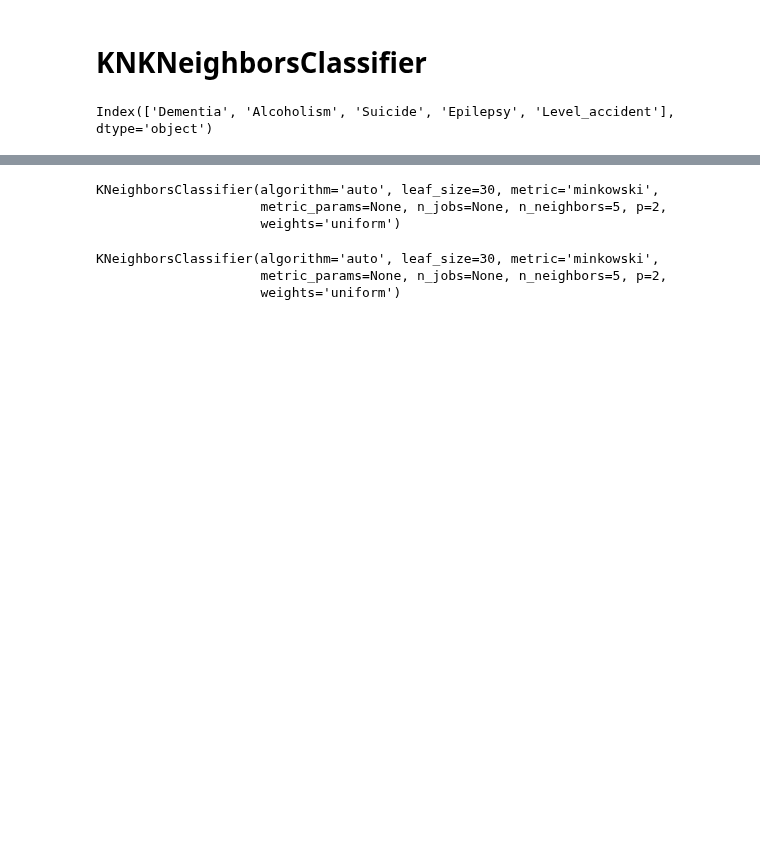
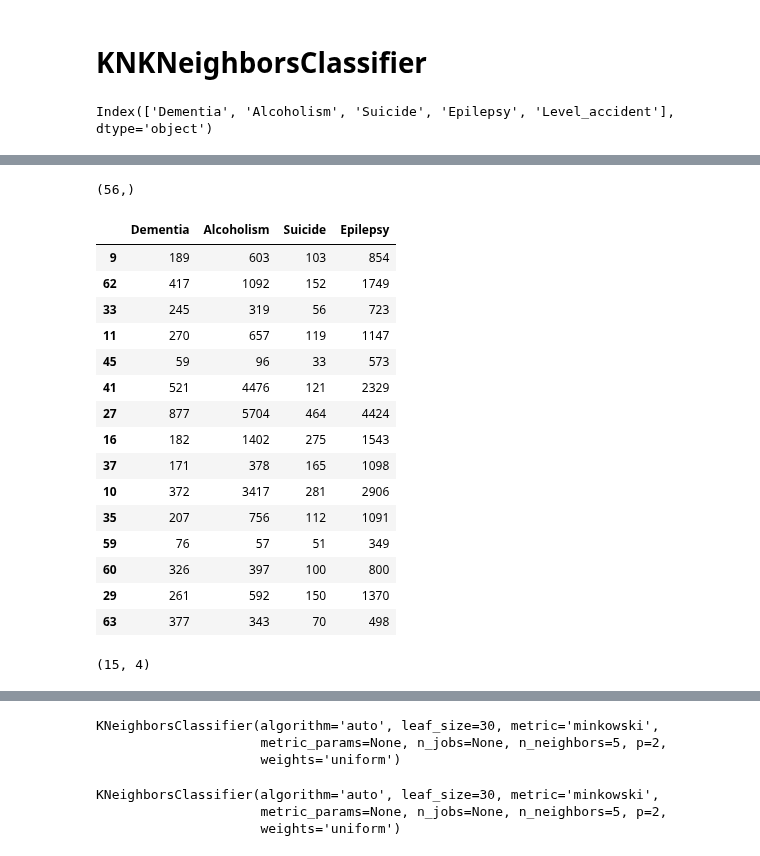
Before and after one commit to Adibank/DPDM, a Jupyter notebook: Project.ipynb, the cells around one changed output, grey strips where cells are left out. Drawn from its saved outputs; the diff is of its cells as text; code cells hidden in the pictures; blank space fills up the shorter version.

```diff
--- a/Project.ipynb
+++ b/Project.ipynb
@@ -923 +949,28 @@ y_train.head()
 Name: Level_accident, dtype: object
+# %%
+y_train.shape
+# %% [output]
+(56,)
+# %%
+x_test
+# %% [output]
+|  | Dementia | Alcoholism | Suicide | Epilepsy |
+| 9 | 189 | 603 | 103 | 854 |
+| 62 | 417 | 1092 | 152 | 1749 |
+| 33 | 245 | 319 | 56 | 723 |
+| 11 | 270 | 657 | 119 | 1147 |
+| 45 | 59 | 96 | 33 | 573 |
+| 41 | 521 | 4476 | 121 | 2329 |
+| 27 | 877 | 5704 | 464 | 4424 |
+| 16 | 182 | 1402 | 275 | 1543 |
+| 37 | 171 | 378 | 165 | 1098 |
+| 10 | 372 | 3417 | 281 | 2906 |
+| 35 | 207 | 756 | 112 | 1091 |
+| 59 | 76 | 57 | 51 | 349 |
+| 60 | 326 | 397 | 100 | 800 |
+| 29 | 261 | 592 | 150 | 1370 |
+| 63 | 377 | 343 | 70 | 498 |
+# %%
+x_test.shape
+# %% [output]
+(15, 4)
```
Also changed, not shown: parts of 19 cells of this notebook.
